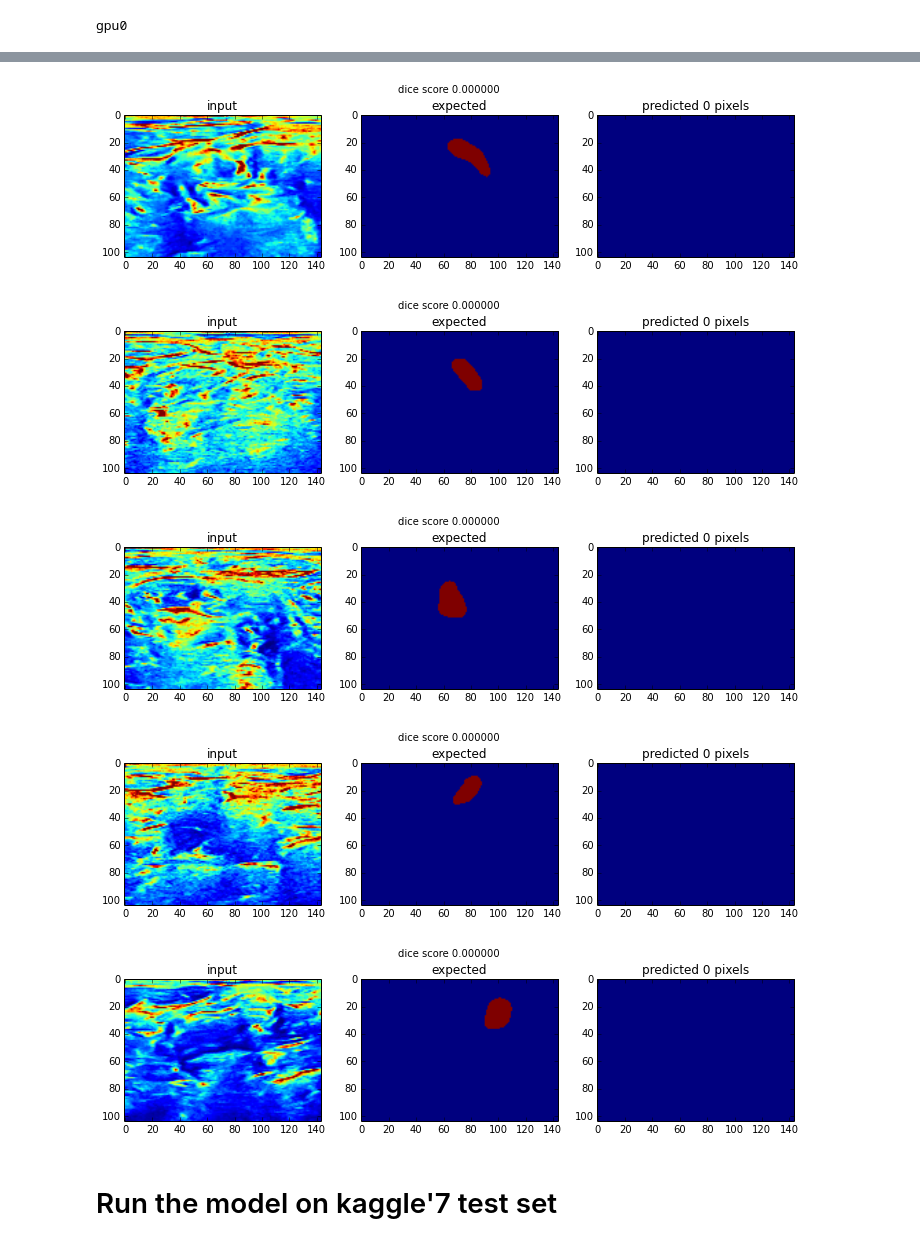
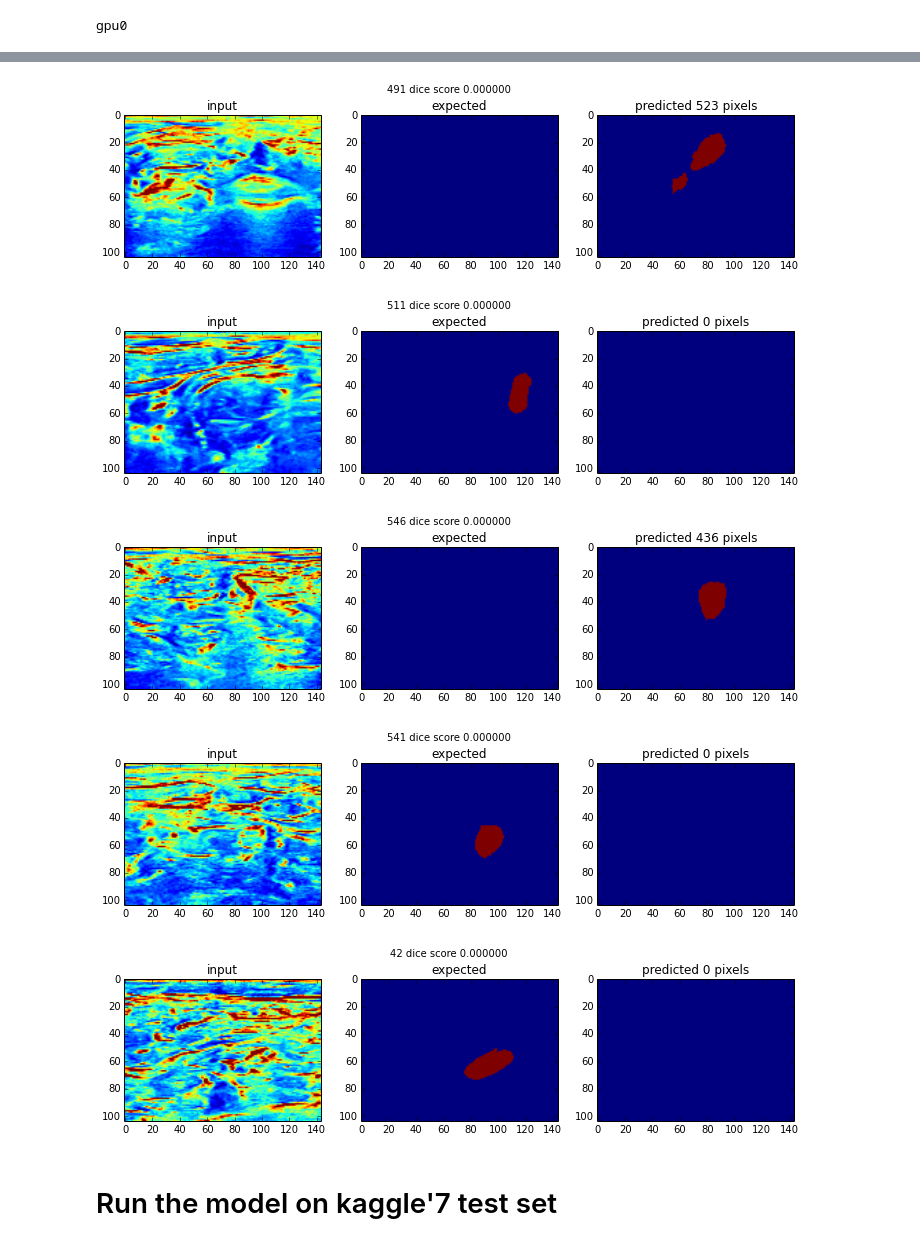
Before and after one commit to julienr/kaggle_uns, a Jupyter notebook: notebooks/1_train_fcnn.ipynb, the cells around one changed output, grey strips where cells are left out. Saved outputs shown, nothing was run; the diff lists cells and outputs as text; code cells hidden in the pictures.

```diff
--- a/notebooks/1_train_fcnn.ipynb
+++ b/notebooks/1_train_fcnn.ipynb
@@ -170,4 +146,17 @@ Epoch 25/25
 # %%
-pl.plot(history.history['loss'], label='train loss')
-pl.plot(history.history['val_loss'], c='g', label='val loss')
-pl.legend()
+if False:
+    history = model.fit(
+        X_train, Y_train,
+        batch_size=32,
+        validation_data=(X_test, Y_test),
+        nb_epoch=25 # 60
+    )
+
+    pl.plot(history.history['loss'], label='train loss')
+    pl.plot(history.history['val_loss'], c='g', label='val loss')
+    pl.legend()
+else:
+    model_dir = '../../models/fcnn'
+    model = model_from_json(open(os.path.join(model_dir, 'architecture.json')).read())
+    model.load_weights(os.path.join(model_dir, 'weights.h5'))
+    model.compile(optimizer='adagrad', loss='mse')
@@ -215,3 +201,16 @@ for i in range(Y_pred.shape[0]):
     dice_scores.append(dice_coefficient(Y_pred[i], Y_test[i]))
 dice_scores = np.array(dice_scores)
 lowest = np.argsort(dice_scores)
+# %%
+import skimage.measure as measure
+reload(measure)
+
+i = 491
+print i
+pl.subplot(121)
+pl.imshow(Y_pred[i].squeeze())
+pl.subplot(122)
+# connected components
+cc = measure.label(Y_pred[i].squeeze(), background=0)
+print np.unique(cc)
+pl.imshow(cc)
@@ -218,26 +222,26 @@ lowest = np.argsort(dice_scores)
 # %%
 #i = 50
 #i = 47
 
 #for i in lowest[-1050:-1045]:
-for i in lowest[5:10]:
+for i in lowest[100:105]:
     pl.figure(figsize=(12, 3))
-    pl.suptitle('dice score %f' % dice_coefficient(Y_pred[i], Y_test[i]))
+    pl.suptitle('%d dice score %f' % (i, dice_coefficient(Y_pred[i], Y_test[i])))
     pl.subplot(131)
     pl.title('input')
     pl.imshow(X_test[i].squeeze())
     pl.subplot(132)
     pl.title('expected')
     pl.imshow(Y_test[i].squeeze())
     pl.subplot(133)
     pl.title('predicted %d pixels' % np.sum(Y_pred[i]))
     pl.imshow(Y_pred[i].squeeze(), vmin=0, vmax=1)
 # %% [output]
-[figure, old version]
+[figure, new version]
-[figure, old version]
+[figure, new version]
-[figure, old version]
+[figure, new version]
-[figure, old version]
+[figure, new version]
-[figure, old version]
+[figure, new version]
 # %% [markdown]
 # Run the model on kaggle'7 test set
 # %%
```
Also changed, not shown: parts of 5 cells of this notebook, 10 other files.
